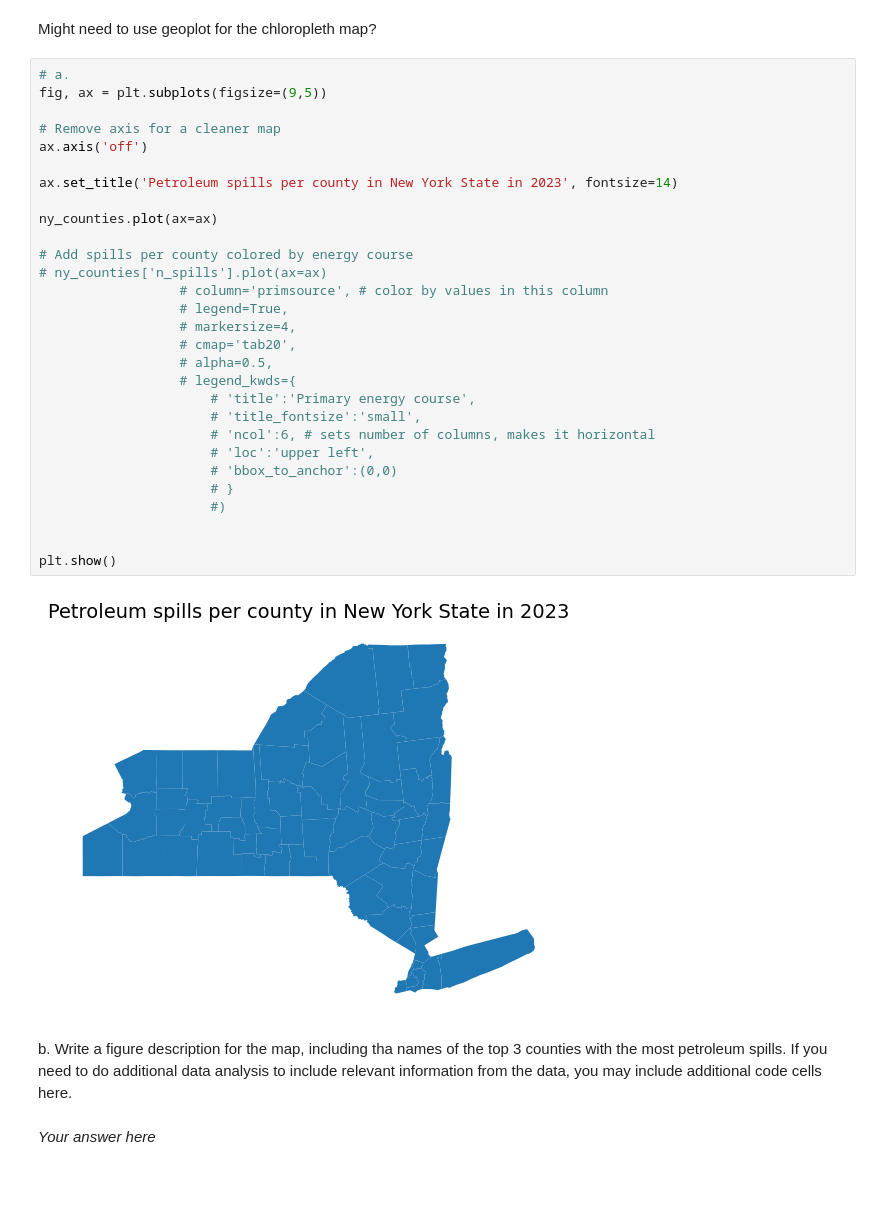
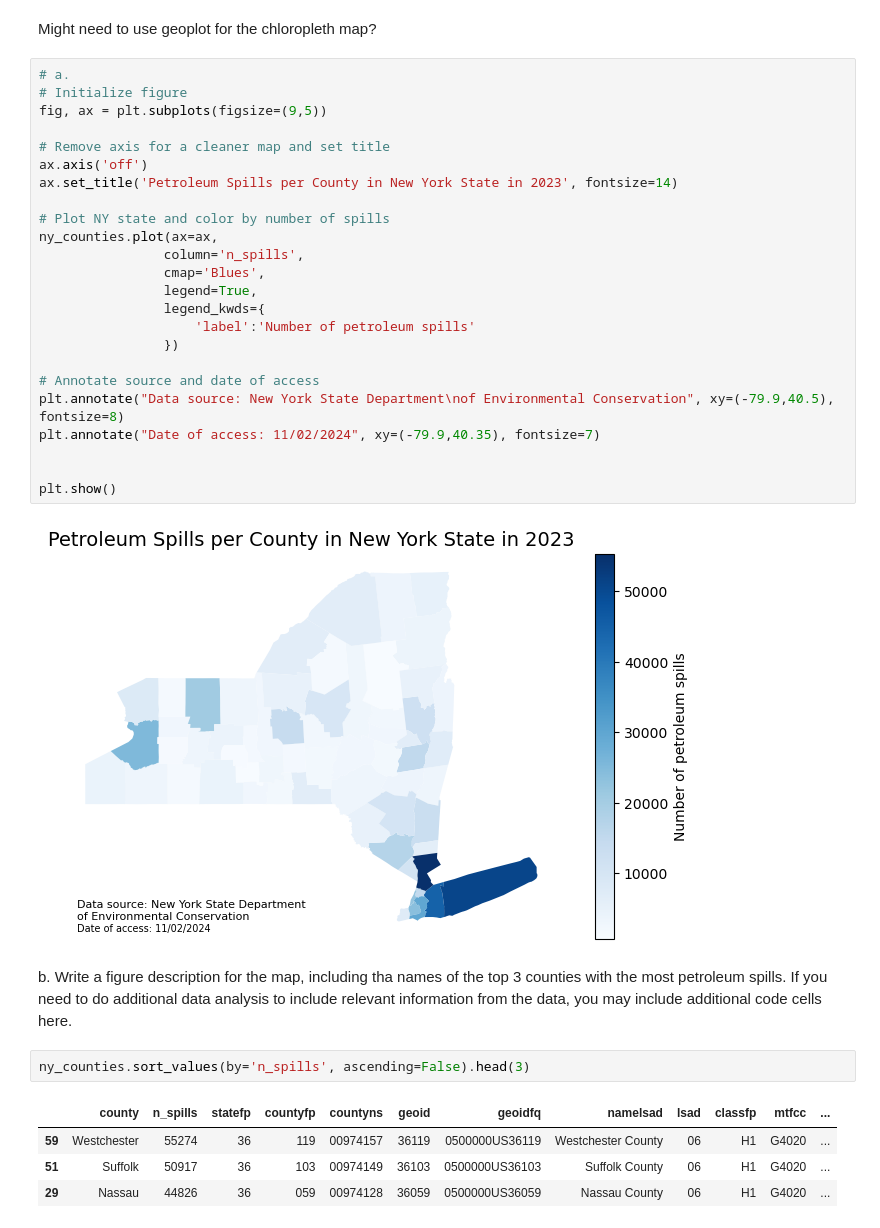
Before and after one commit to haylee360/eds220-hwk3, a Jupyter notebook: hwk3-task2-oil-spills-oyler.ipynb, the cells around one changed output. Cells and saved outputs as stored; diff of their text form; blank space fills up the shorter version.

```diff
--- a/hwk3-task2-oil-spills-oyler.ipynb
+++ b/hwk3-task2-oil-spills-oyler.ipynb
@@ -604,42 +604,42 @@ ny_counties.columns
 ny_counties = gpd.GeoDataFrame(ny_counties)
 # %% [markdown]
 Might need to use geoplot for the chloropleth map?
-# %%
-# a.
-fig, ax = plt.subplots(figsize=(9,5))
-
-# Remove axis for a cleaner map
-ax.axis('off')
-
-ax.set_title('Petroleum spills per county in New York State in 2023', fontsize=14)
-
-ny_counties.plot(ax=ax)
-
-# Add spills per county colored by energy course
-# ny_counties['n_spills'].plot(ax=ax)
-                  # column='primsource', # color by values in this column
-                  # legend=True,
-                  # markersize=4,
-                  # cmap='tab20',
-                  # alpha=0.5,
-                  # legend_kwds={
-                      # 'title':'Primary energy course',
-                      # 'title_fontsize':'small',
-                      # 'ncol':6, # sets number of columns, makes it horizontal
-                      # 'loc':'upper left',
-                      # 'bbox_to_anchor':(0,0)
-                      # }
-                      #)
-
-
-plt.show()
-# %% [output]
-[figure, removed]
+# %%
+# a.
+# Initialize figure
+fig, ax = plt.subplots(figsize=(9,5))
+
+# Remove axis for a cleaner map and set title
+ax.axis('off')
+ax.set_title('Petroleum Spills per County in New York State in 2023', fontsize=14)
+
+# Plot NY state and color by number of spills
+ny_counties.plot(ax=ax,
+                column='n_spills',
+                cmap='Blues',
+                legend=True,
+                legend_kwds={
+                    'label':'Number of petroleum spills'
+                })
+
+# Annotate source and date of access
+plt.annotate("Data source: New York State Department\nof Environmental Conservation", xy=(-79.9,40.5), fontsize=8)
+plt.annotate("Date of access: 11/02/2024", xy=(-79.9,40.35), fontsize=7)
+
+
+plt.show()
+# %% [output]
+[figure, added]
 # %% [markdown]
 <!-- END QUESTION -->
 
 <!-- BEGIN QUESTION -->
 
 b. Write a figure description for the map, including tha names of the top 3 counties with the most petroleum spills. If you need to do additional data analysis to include relevant information from the data, you may include additional code cells here.
-# %% [markdown]
-*Your answer here*
+# %%
+ny_counties.sort_values(by='n_spills', ascending=False).head(3)
+# %% [output]
+|  | county | n_spills | statefp | countyfp | countyns | geoid | geoidfq | namelsad | lsad | classfp | mtfcc | ... |
+| 59 | Westchester | 55274 | 36 | 119 | 00974157 | 36119 | 0500000US36119 | Westchester County | 06 | H1 | G4020 | ... |
+| 51 | Suffolk | 50917 | 36 | 103 | 00974149 | 36103 | 0500000US36103 | Suffolk County | 06 | H1 | G4020 | ... |
+| 29 | Nassau | 44826 | 36 | 059 | 00974128 | 36059 | 0500000US36059 | Nassau County | 06 | H1 | G4020 | ... |
```
Also changed, not shown: parts of 1 cell of this notebook, 1 other file.
